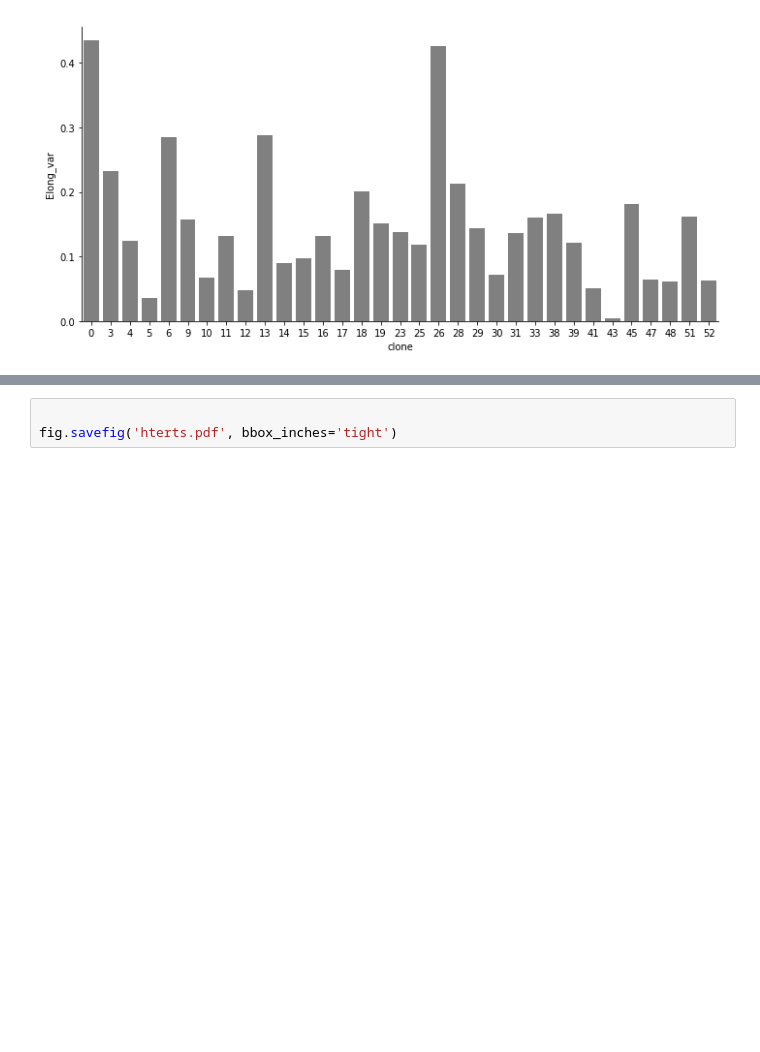
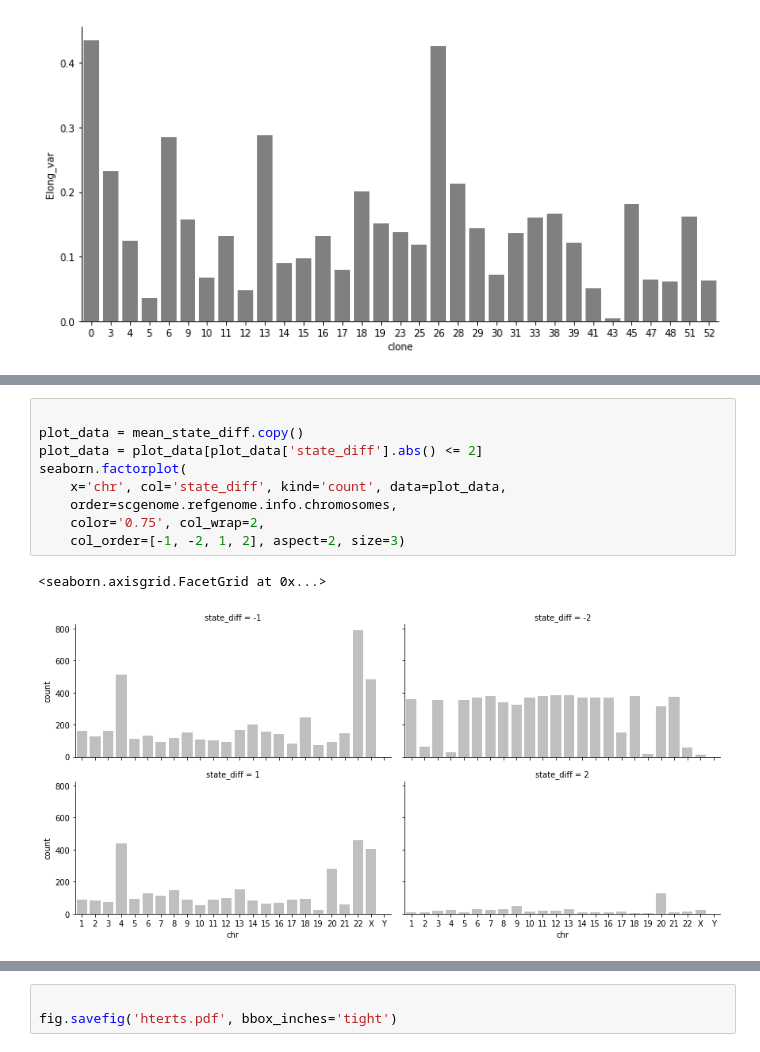
Before and after one commit to shahcompbio/scgenome-deprecated, a Jupyter notebook: notebooks/htert.ipynb, the cells around one changed output, grey strips where cells are left out. Cells and saved outputs as stored; diff of their text form; blank space fills up the shorter version.

```diff
--- a/notebooks/htert.ipynb
+++ b/notebooks/htert.ipynb
@@ -214,0 +295,12 @@ seaborn.factorplot(x='clone', y='Elong_var', kind='bar', data=image_plot_data, c
+# %%
+
+plot_data = mean_state_diff.copy()
+plot_data = plot_data[plot_data['state_diff'].abs() <= 2]
+seaborn.factorplot(
+    x='chr', col='state_diff', kind='count', data=plot_data,
+    order=scgenome.refgenome.info.chromosomes,
+    color='0.75', col_wrap=2,
+    col_order=[-1, -2, 1, 2], aspect=2, size=3)
+# %% [output]
+<seaborn.axisgrid.FacetGrid at 0x...>
+[figure, added]
```
Also changed, not shown: parts of 14 cells of this notebook.
